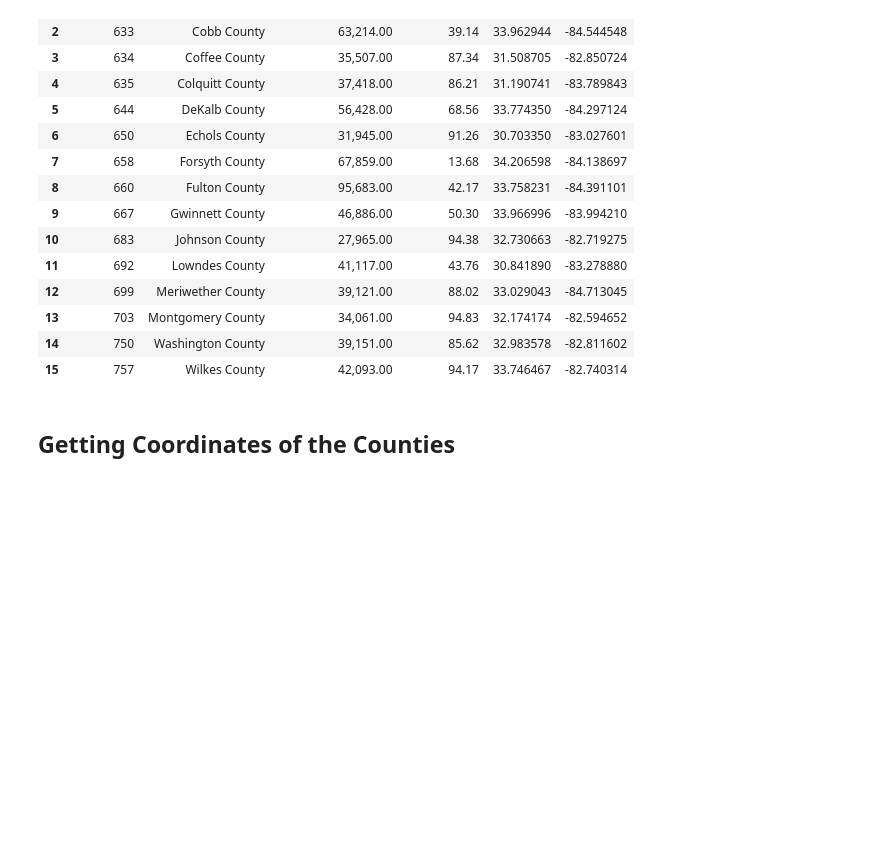
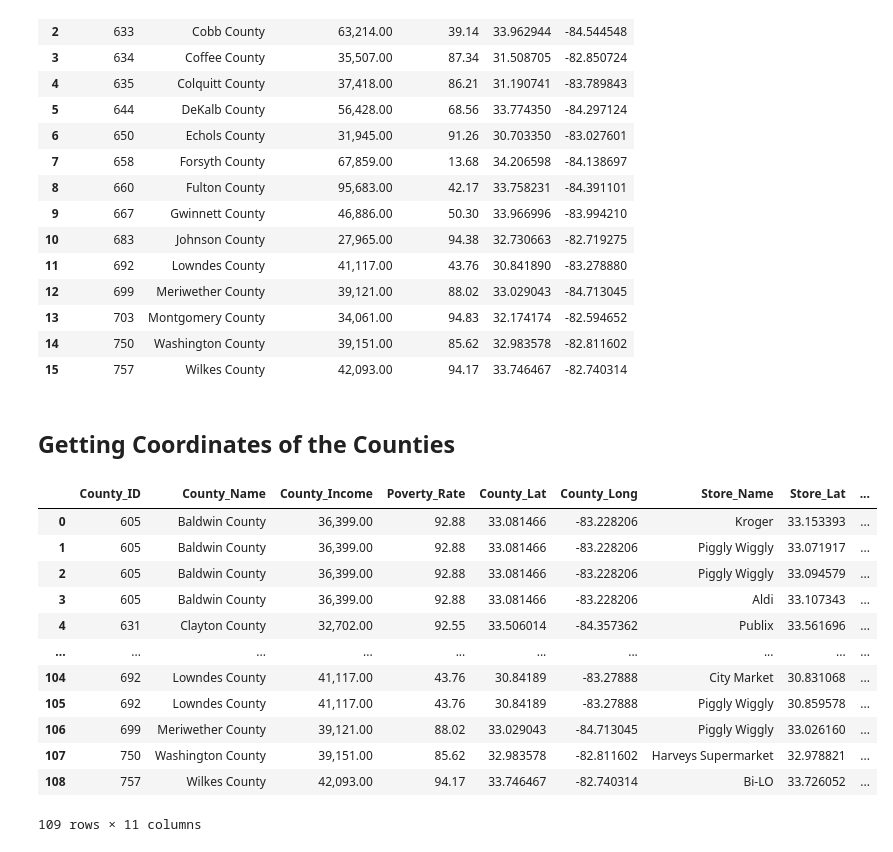
Before and after one commit to sgodkhindi/Project_Map_Food_Deserts, a Jupyter notebook: Food_Deserts_Data_County.ipynb, the cells around one changed output. Saved outputs shown, nothing was run; the diff lists cells and outputs as text; code cells hidden in the pictures; blank space fills up the shorter version.

```diff
--- a/Food_Deserts_Data_County.ipynb
+++ b/Food_Deserts_Data_County.ipynb
@@ -62,4 +63,73 @@ county_df
 | 15 | 757 | Wilkes County | 42,093.00 | 94.17 | 33.746467 | -82.740314 |
 # %% [markdown]
 ## Getting Coordinates of the Counties
+# %%
+grocery_stores = []
+errors = []
+current_record = ''
+for row in county_df.itertuples():
+
+    County_ID = row.County_ID
+    County_Name = row.County_Name
+    County_Income = row.Per_Capita_Income
+    Poverty_Rate = row.Percent_FRL
+    County_Lat = str(row.Latitude)
+    County_Long = str(row.Longitude)
+    radius = '8000'
+    category = '17069'
+    limit = '25'
+
+    url = "https://api.foursquare.com/v3/places/search"
+
+    query_url = url + "?ll=" + County_Lat + "%2C"+ County_Long + "&radius="+ radius+"&categories="+category+ "&limit="+ limit
+
+    headers = {
+        "Accept": "application/json",
+        "Authorization": fskey
+    }
+
+    response = requests.request("GET", query_url, headers=headers).json()
+
+    try:
+            i = 0
+            for r in response['results']:
+                if len(response['results'][i]['chains']) > 0:
+                    Store_Lat = response['results'][i]['geocodes']['main']['latitude']
+                    Store_Long = response['results'][i]['geocodes']['main']['longitude']
+                    Store_Name = response['results'][i]['name']
+                    Store_Address = response['results'][i]['location']['address'] +', '+ response['results'][0]['location']['locality'] \
+                    +', '+ response['results'][i]['location']['region'] +', '+ response['results'][0]['location']['postcode']
+                    coords_1 = (County_Lat, County_Long)
+                    coords_2 = (Store_Lat, Store_Long)
+                    Dist = (gp.distance(coords_1, coords_2).km) * 0.621371
+
+                    current_record = [County_ID, County_Name, County_Income, Poverty_Rate, County_Lat, County_Long,\
+                                        Store_Name, Store_Lat, Store_Long, Store_Address, Dist]
+
+                    grocery_stores.append(current_record)
+
+                i = i + 1
+
+    except IndexError:
+        errors.append('Index Out of Range')
+
+
+
+grocery_stores_df = pd.DataFrame(grocery_stores, columns=['County_ID', 'County_Name', 'County_Income', 'Poverty_Rate', 'County_Lat', 'County_Long', 'Store_Name',\
+            'Store_Lat','Store_Long', 'Store_Address','Dist'])
+grocery_stores_df
+# %% [output]
+|  | County_ID | County_Name | County_Income | Poverty_Rate | County_Lat | County_Long | Store_Name | Store_Lat | ... |
+| 0 | 605 | Baldwin County | 36,399.00 | 92.88 | 33.081466 | -83.228206 | Kroger | 33.153393 | ... |
+| 1 | 605 | Baldwin County | 36,399.00 | 92.88 | 33.081466 | -83.228206 | Piggly Wiggly | 33.071917 | ... |
+| 2 | 605 | Baldwin County | 36,399.00 | 92.88 | 33.081466 | -83.228206 | Piggly Wiggly | 33.094579 | ... |
+| 3 | 605 | Baldwin County | 36,399.00 | 92.88 | 33.081466 | -83.228206 | Aldi | 33.107343 | ... |
+| 4 | 631 | Clayton County | 32,702.00 | 92.55 | 33.506014 | -84.357362 | Publix | 33.561696 | ... |
+| ... | ... | ... | ... | ... | ... | ... | ... | ... | ... |
+| 104 | 692 | Lowndes County | 41,117.00 | 43.76 | 30.84189 | -83.27888 | City Market | 30.831068 | ... |
+| 105 | 692 | Lowndes County | 41,117.00 | 43.76 | 30.84189 | -83.27888 | Piggly Wiggly | 30.859578 | ... |
+| 106 | 699 | Meriwether County | 39,121.00 | 88.02 | 33.029043 | -84.713045 | Piggly Wiggly | 33.026160 | ... |
+| 107 | 750 | Washington County | 39,151.00 | 85.62 | 32.983578 | -82.811602 | Harveys Supermarket | 32.978821 | ... |
+| 108 | 757 | Wilkes County | 42,093.00 | 94.17 | 33.746467 | -82.740314 | Bi-LO | 33.726052 | ... |
+109 rows × 11 columns
 # %%
```
Also changed, not shown: parts of 24 cells of this notebook, 5 other files.
